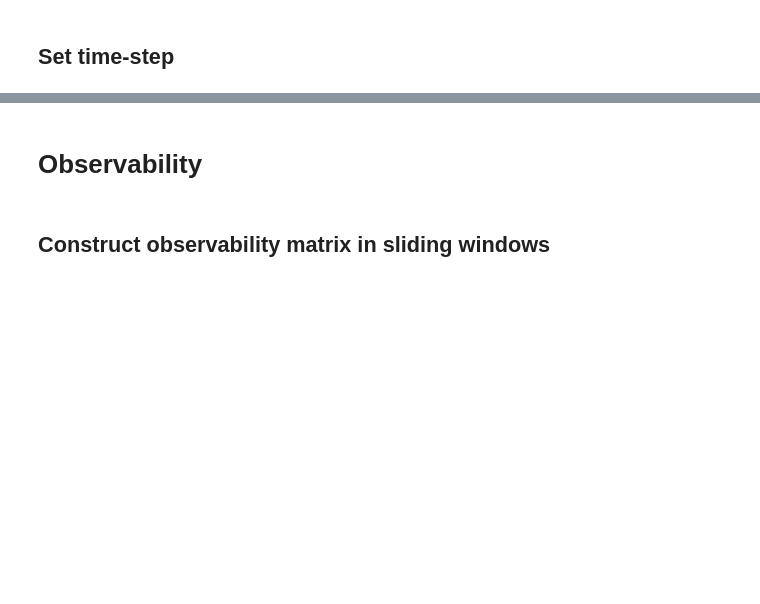
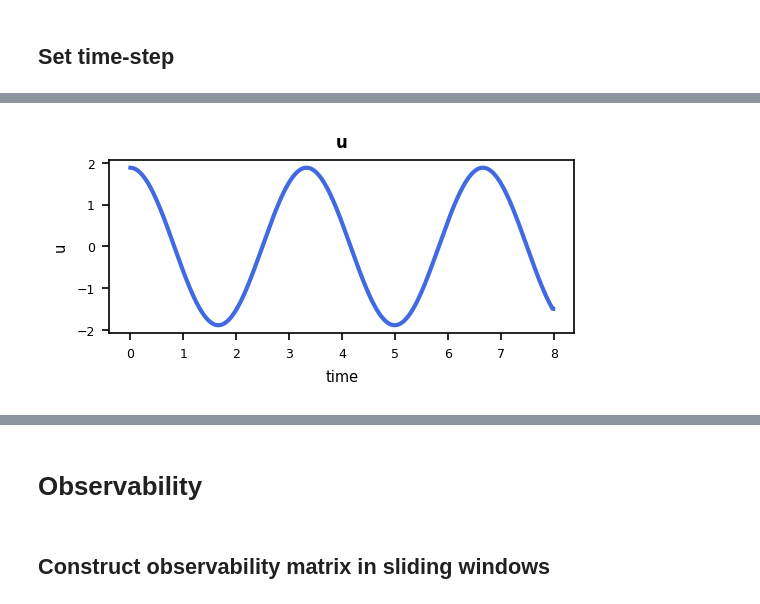
Before and after one commit to vanbreugel-lab/pybounds, a Jupyter notebook: examples/mono_camera_example.ipynb, the cells around one changed output, grey strips where cells are left out. Saved outputs shown, nothing was run; the diff lists cells and outputs as text; code cells hidden in the pictures; blank space fills up the shorter version.

```diff
--- a/examples/mono_camera_example.ipynb
+++ b/examples/mono_camera_example.ipynb
@@ -84,0 +121,5 @@ x0 = dict(g=2.0, d=3.0)
+# %%
+# Plot the inputs
+simulator.plot('u')
+# %% [output]
+[figure, added]
```
Also changed, not shown: parts of 34 cells of this notebook, 1 other file.
